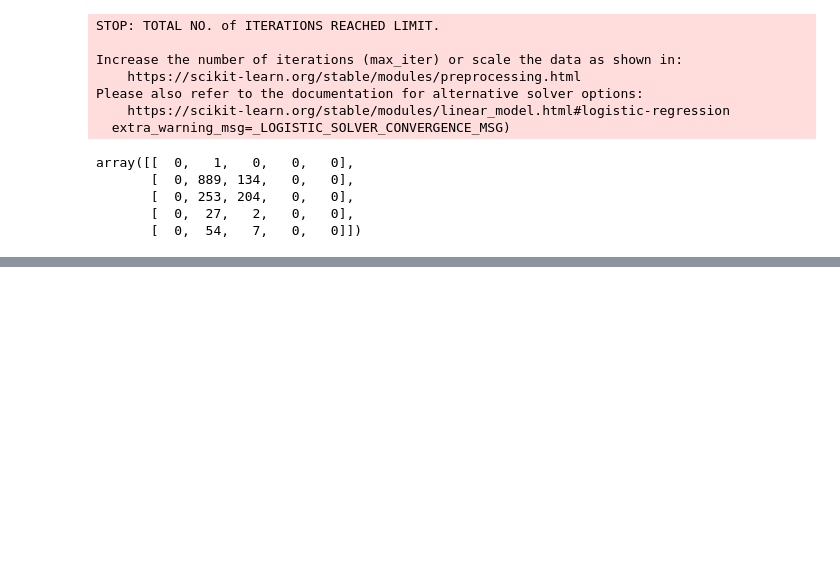
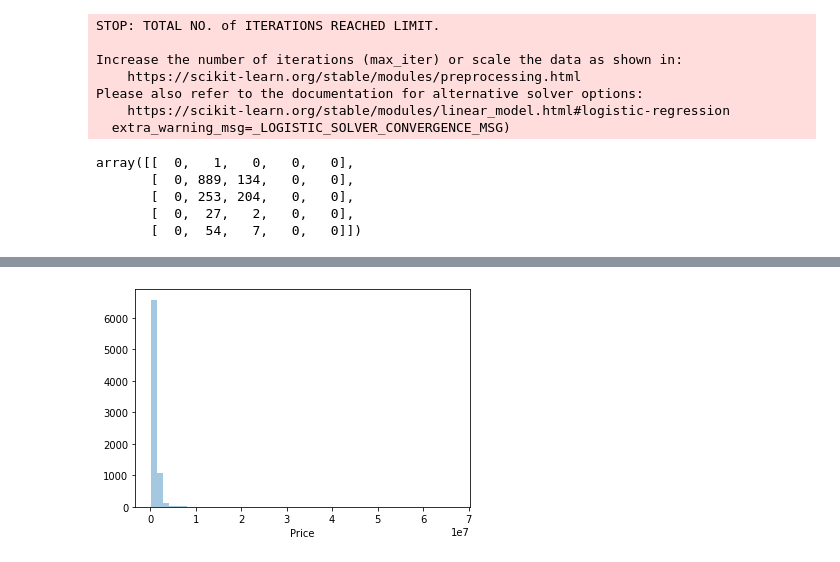
Before and after one commit to Shahzad-Siddiqui/data-science, a Jupyter notebook: FInal_Project.ipynb, the cells around one changed output, grey strips where cells are left out. Saved outputs shown, nothing was run; the diff lists cells and outputs as text; code cells hidden in the pictures; blank space fills up the shorter version.

```diff
--- a/FInal_Project.ipynb
+++ b/FInal_Project.ipynb
@@ -626,0 +748,12 @@ array([[  0,   1,   0,   0,   0],
+# %%
+import pandas as pd
+import warnings
+warnings.filterwarnings("ignore")
+import matplotlib.pyplot as plt
+import seaborn as sns
+cars_df = pd.read_csv("https://raw.githubusercontent.com/Shahzad-Siddiqui/data-science/main/OLX_Car_Data_CSV.csv")
+
+sns.distplot(cars_df['Price'], kde = False)
+plt.show()
+# %% [output]
+[figure, added]
```
Also changed, not shown: parts of 8 cells of this notebook.
